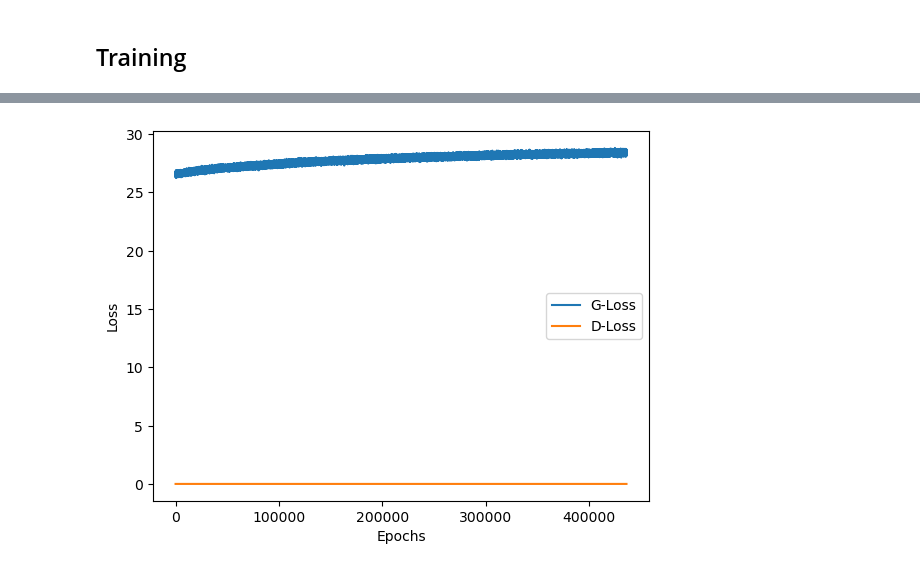
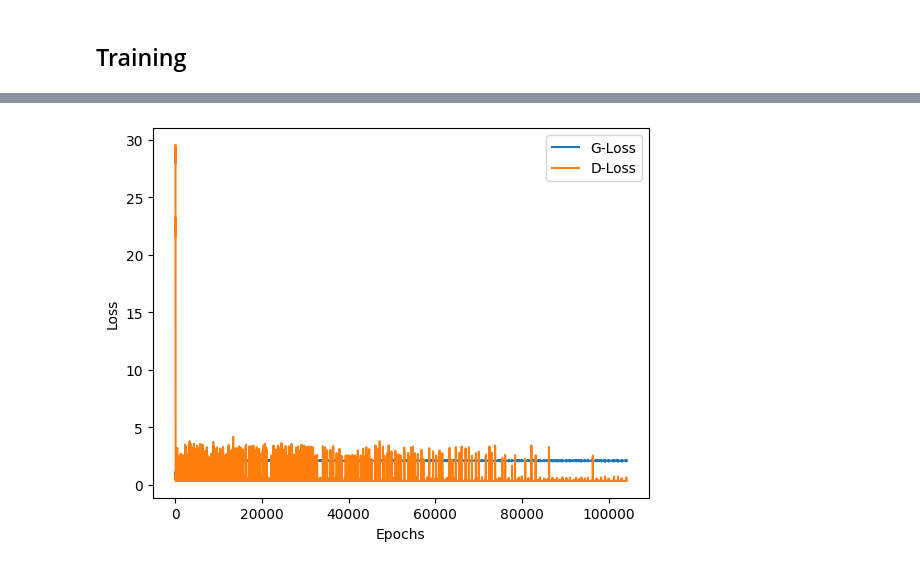
Before and after one commit to Hadoroo/ProjekAkhirDL, a Jupyter notebook: Model.ipynb, the cells around one changed output, grey strips where cells are left out. Saved outputs shown, nothing was run; the diff lists cells and outputs as text; code cells hidden in the pictures.

Commit message:
cgan improvement, generator model

```diff
--- a/Model.ipynb
+++ b/Model.ipynb
@@ -113,9 +113,9 @@ class Discriminator(nn.Module):
         super(Discriminator, self).__init__()
         self.label_embedding = nn.Embedding(num_classes, data_dim)
         self.model = nn.Sequential(
-            nn.Linear(data_dim * 2, 128),
+            nn.Linear(data_dim * 2, 64),
             nn.ReLU(),
-            nn.Linear(128, 1),
+            nn.Linear(64, 1),
             nn.Sigmoid()
         )
 
@@ -170,7 +170,7 @@ generator = Generator(latent_dim, num_classes, data_dim).to(device)
 discriminator = Discriminator(data_dim, num_classes).to(device)
 
 # Optimizer dan Loss
-optimizer_G = torch.optim.Adam(generator.parameters(), lr=0.0002, betas=(0.5, 0.999))
+optimizer_G = torch.optim.Adam(generator.parameters(), lr=0.001, betas=(0.5, 0.999))
 optimizer_D = torch.optim.Adam(discriminator.parameters(), lr=0.0002, betas=(0.5, 0.999))
 adversarial_loss = nn.BCELoss().to(device)
 # %%
@@ -192,8 +192,8 @@ for epoch in range(epochs):
         batch_size = real_data.size(0)
 
         # Label untuk diskriminator
-        valid = torch.ones((batch_size, 1), requires_grad=False).to(device)
-        fake = torch.zeros((batch_size, 1), requires_grad=False).to(device)
+        valid = torch.ones((batch_size, 1), requires_grad=False).to(device) * 0.9
+        fake = torch.zeros((batch_size, 1), requires_grad=False).to(device) + 0.1
 
         # ---------------------
         #  Train Discriminator
@@ -254 +254 @@ Early stopping at epoch 10 dengan D Loss: 2.2017569787768226e-13| G Loss: 28.505
-[figure, old version]
+[figure, new version]
```
Also changed, not shown: parts of 2 cells of this notebook, 2 other files.
